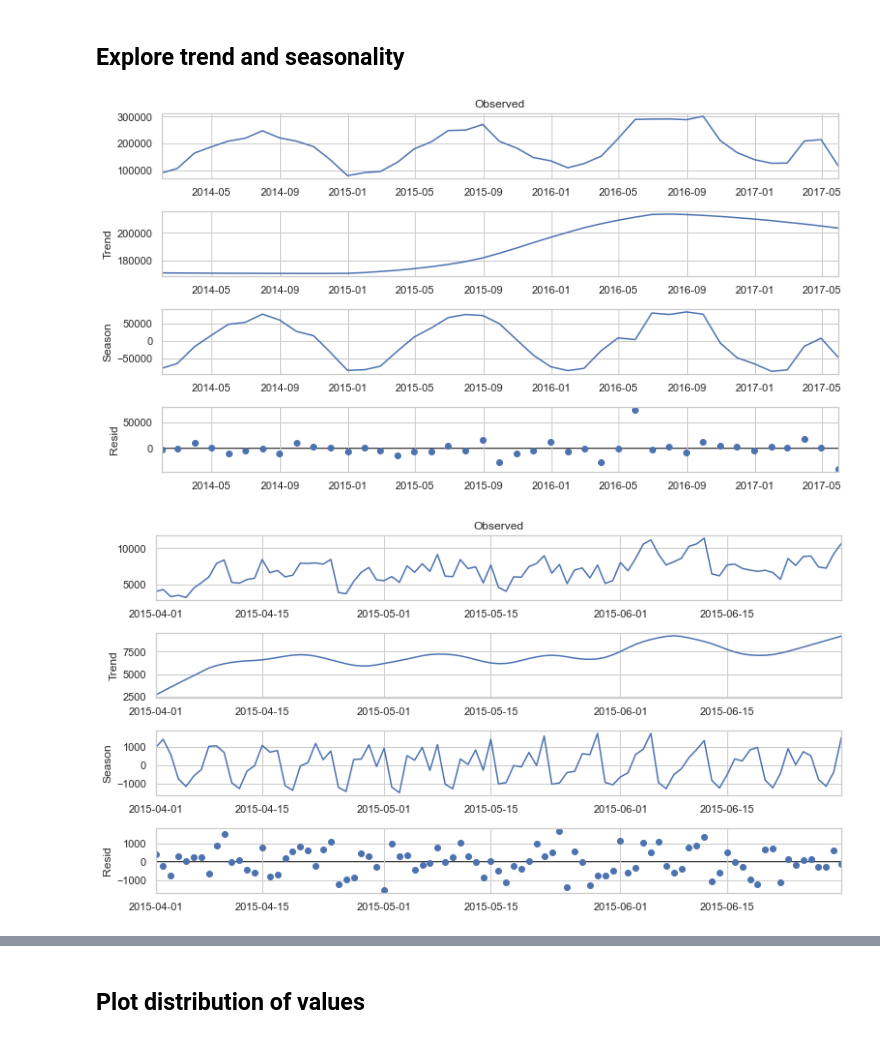
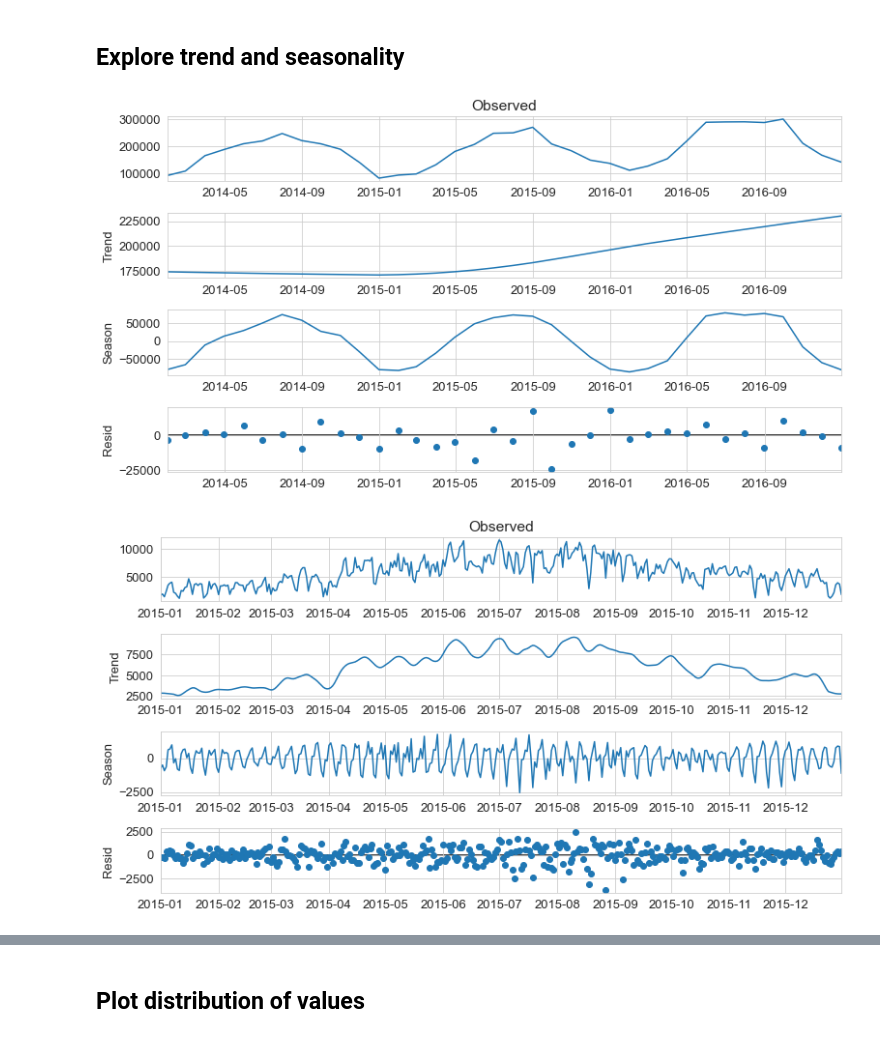
Before and after one commit to dorotheelaugwitz/master-thesis, a Jupyter notebook: analysis_trips.ipynb, the cells around one changed output, grey strips where cells are left out. Saved outputs shown, nothing was run; the diff lists cells and outputs as text; code cells hidden in the pictures.

Commit message:
Update figures

```diff
--- a/analysis_trips.ipynb
+++ b/analysis_trips.ipynb
@@ -110,18 +110,19 @@ plt.show()
 # %% [markdown]
 ## Explore trend and seasonality
 # %%
-monthly_check_outs = trips[["bike_id"]].resample("M").count().rename(columns={"bike_id": "count"})
-STL(monthly_check_outs).fit().plot()
+monthly_check_outs = trips[pd.Timestamp("2014-01-01"):pd.Timestamp("2016-12-31 23:59:59")]
+monthly_check_outs = monthly_check_outs[["bike_id"]].resample("M").count().rename(columns={"bike_id": "count"})
+STL(monthly_check_outs, period=12).fit().plot()
 plt.savefig("figures/stl_months.png", bbox_inches="tight")
 plt.show()
 # %% [output]
-[figure, old version]
+[figure, new version]
 # %%
-daily_check_outs = trips[pd.Timestamp("2015-04-01"):pd.Timestamp("2015-06-30 23:59:00")]
+daily_check_outs = trips[pd.Timestamp("2015-01-01"):pd.Timestamp("2015-12-31 23:59:59")]
 daily_check_outs = daily_check_outs[["bike_id"]].resample("D").count().rename(columns={"bike_id": "count"})
 STL(daily_check_outs).fit().plot()
 plt.savefig("figures/stl_days.png", bbox_inches="tight")
 plt.show()
 # %% [output]
-[figure, old version]
+[figure, new version]
 # %%
```
Also changed, not shown: parts of 7 cells of this notebook, 18 other files.
